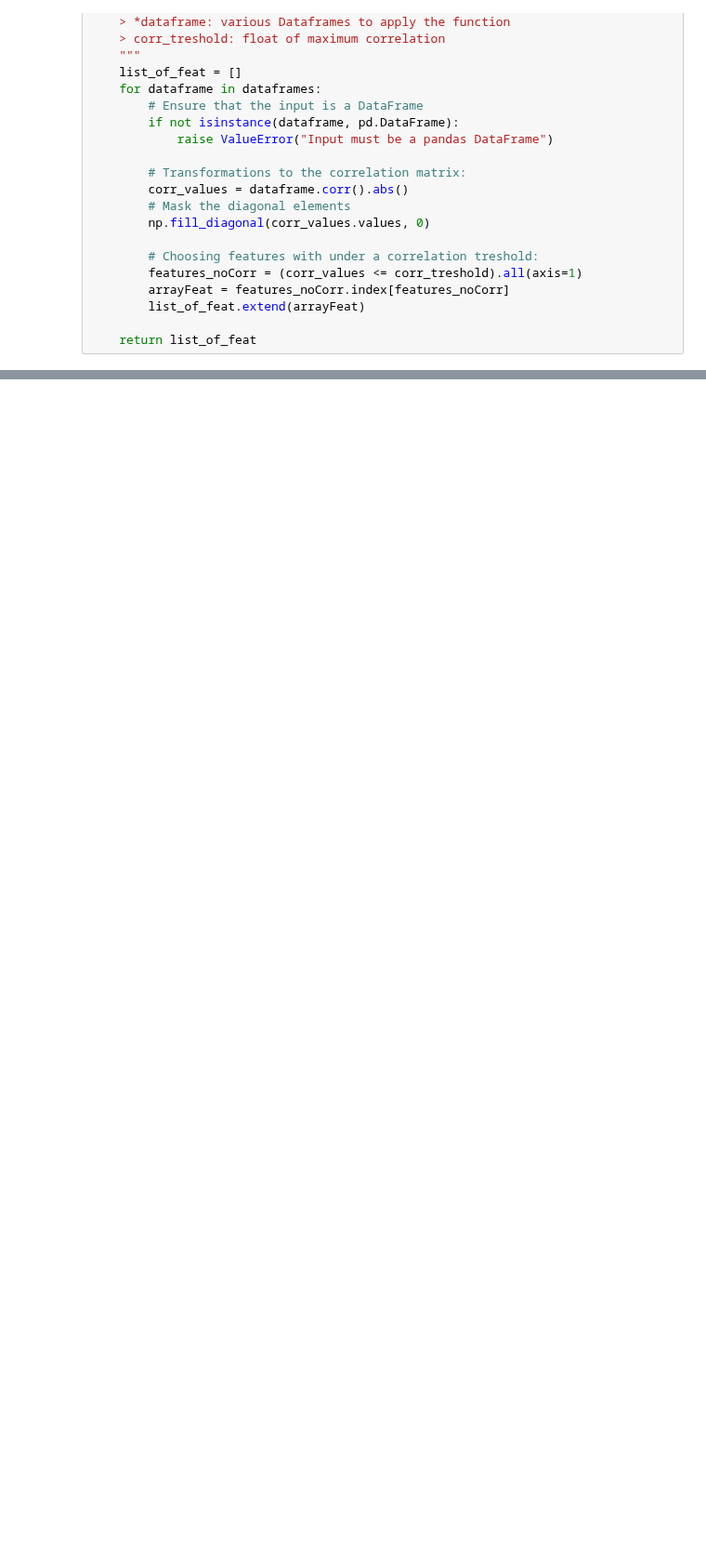
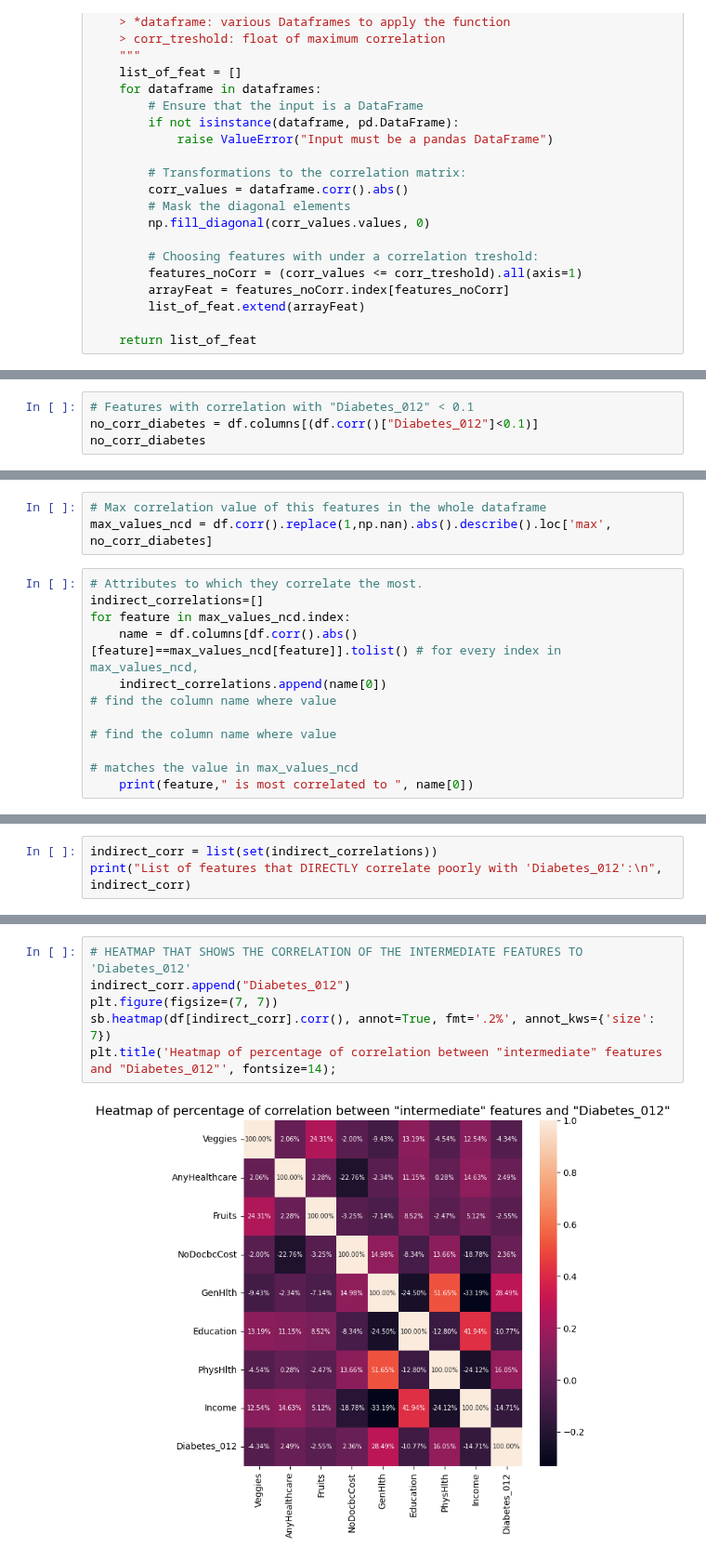
Before and after one commit to AliGarAlon/Diabetes_Project, a Jupyter notebook: diabetes_model.ipynb, the cells around one changed output, grey strips where cells are left out. Shown at 93% size. Saved outputs shown, nothing was run; the diff lists cells and outputs as text; blank space fills up the shorter version.

```diff
--- a/diabetes_model.ipynb
+++ b/diabetes_model.ipynb
@@ -432,0 +371,4 @@ df_multiCategorical
+# %%
+# Features with correlation with "Diabetes_012" < 0.1
+no_corr_diabetes = df.columns[(df.corr()["Diabetes_012"]<0.1)]
+no_corr_diabetes
@@ -432,0 +381,12 @@ df_multiCategorical
+# %%
+# Max correlation value of this features in the whole dataframe
+max_values_ncd = df.corr().replace(1,np.nan).abs().describe().loc['max', no_corr_diabetes]
+# %%
+# Attributes to which they correlate the most.
+indirect_correlations=[]
+for feature in max_values_ncd.index:
+    name = df.columns[df.corr().abs()[feature]==max_values_ncd[feature]].tolist() # for every index in max_values_ncd,
+    indirect_correlations.append(name[0])                                         # find the column name where value
+                                                                                  # find the column name where value
+                                                                                  # matches the value in max_values_ncd
+    print(feature," is most correlated to ", name[0])
@@ -432,0 +406,3 @@ df_multiCategorical
+# %%
+indirect_corr = list(set(indirect_correlations))
+print("List of features that DIRECTLY correlate poorly with 'Diabetes_012':\n", indirect_corr)
@@ -432,0 +412,8 @@ df_multiCategorical
+# %%
+# HEATMAP THAT SHOWS THE CORRELATION OF THE INTERMEDIATE FEATURES TO 'Diabetes_012'
+indirect_corr.append("Diabetes_012")
+plt.figure(figsize=(7, 7))
+sb.heatmap(df[indirect_corr].corr(), annot=True, fmt='.2%', annot_kws={'size': 7})
+plt.title('Heatmap of percentage of correlation between "intermediate" features and "Diabetes_012"', fontsize=14);
+# %% [output]
+[figure, added]
```
Also changed, not shown: parts of 43 cells of this notebook.
